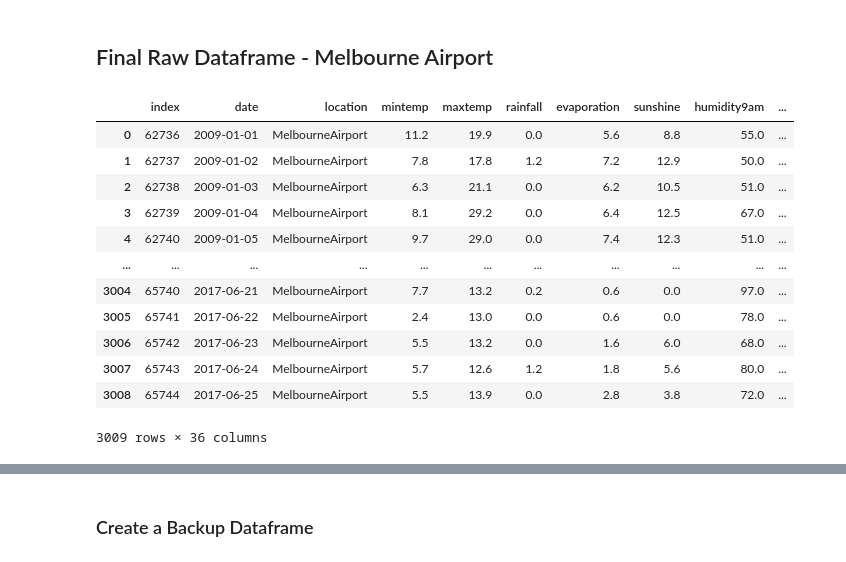
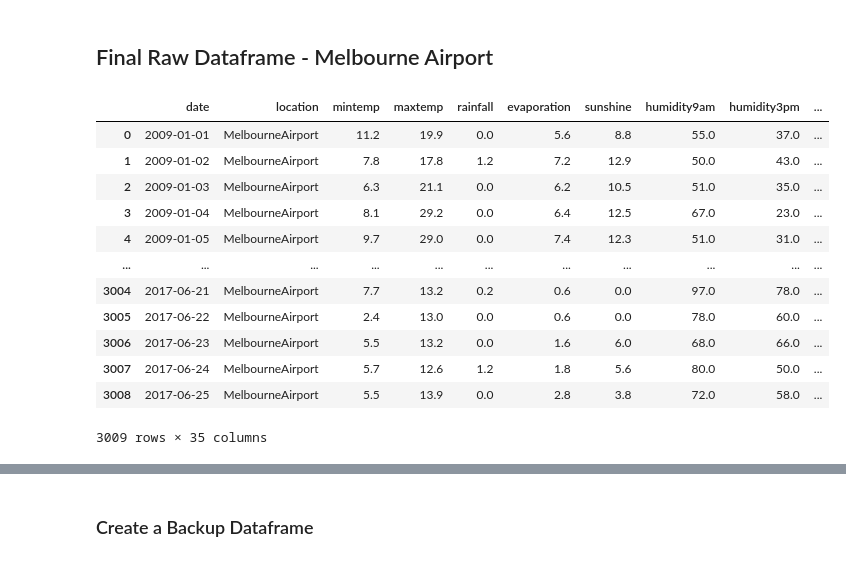
Before and after one commit to gabrielanakasato/rain-prediction, a Jupyter notebook: rain-prediction.ipynb, the cells around one changed output, grey strips where cells are left out. Saved outputs shown, nothing was run; the diff lists cells and outputs as text; code cells hidden in the pictures.

```diff
--- a/rain-prediction.ipynb
+++ b/rain-prediction.ipynb
@@ -29,7 +29,7 @@ import seaborn as sns
 # %% [markdown]
 ## Change the number maximum of columns that are displayed
 # %%
-pd.set_option('display.max_columns', 36)
+pd.set_option('display.max_columns', 50)
 # %% [markdown]
 # Import Datasets
 # %%
@@ -111,21 +111,21 @@ df_bkp = df.copy()
 ## Final Raw Dataframe - Melbourne Airport
 # %%
 # Filter the dataset
-df_ma = df.query('location == "MelbourneAirport"').reset_index()
+df_ma = df.query('location == "MelbourneAirport"').reset_index(drop=True)
 
 # Check the result
 df_ma
 # %% [output]
-|  | index | date | location | mintemp | maxtemp | rainfall | evaporation | sunshine | humidity9am | ... |
-| 0 | 62736 | 2009-01-01 | MelbourneAirport | 11.2 | 19.9 | 0.0 | 5.6 | 8.8 | 55.0 | ... |
-| 1 | 62737 | 2009-01-02 | MelbourneAirport | 7.8 | 17.8 | 1.2 | 7.2 | 12.9 | 50.0 | ... |
-| 2 | 62738 | 2009-01-03 | MelbourneAirport | 6.3 | 21.1 | 0.0 | 6.2 | 10.5 | 51.0 | ... |
-| 3 | 62739 | 2009-01-04 | MelbourneAirport | 8.1 | 29.2 | 0.0 | 6.4 | 12.5 | 67.0 | ... |
-| 4 | 62740 | 2009-01-05 | MelbourneAirport | 9.7 | 29.0 | 0.0 | 7.4 | 12.3 | 51.0 | ... |
+|  | date | location | mintemp | maxtemp | rainfall | evaporation | sunshine | humidity9am | humidity3pm | ... |
+| 0 | 2009-01-01 | MelbourneAirport | 11.2 | 19.9 | 0.0 | 5.6 | 8.8 | 55.0 | 37.0 | ... |
+| 1 | 2009-01-02 | MelbourneAirport | 7.8 | 17.8 | 1.2 | 7.2 | 12.9 | 50.0 | 43.0 | ... |
+| 2 | 2009-01-03 | MelbourneAirport | 6.3 | 21.1 | 0.0 | 6.2 | 10.5 | 51.0 | 35.0 | ... |
+| 3 | 2009-01-04 | MelbourneAirport | 8.1 | 29.2 | 0.0 | 6.4 | 12.5 | 67.0 | 23.0 | ... |
+| 4 | 2009-01-05 | MelbourneAirport | 9.7 | 29.0 | 0.0 | 7.4 | 12.3 | 51.0 | 31.0 | ... |
 | ... | ... | ... | ... | ... | ... | ... | ... | ... | ... | ... |
-| 3004 | 65740 | 2017-06-21 | MelbourneAirport | 7.7 | 13.2 | 0.2 | 0.6 | 0.0 | 97.0 | ... |
-| 3005 | 65741 | 2017-06-22 | MelbourneAirport | 2.4 | 13.0 | 0.0 | 0.6 | 0.0 | 78.0 | ... |
-| 3006 | 65742 | 2017-06-23 | MelbourneAirport | 5.5 | 13.2 | 0.0 | 1.6 | 6.0 | 68.0 | ... |
-| 3007 | 65743 | 2017-06-24 | MelbourneAirport | 5.7 | 12.6 | 1.2 | 1.8 | 5.6 | 80.0 | ... |
-| 3008 | 65744 | 2017-06-25 | MelbourneAirport | 5.5 | 13.9 | 0.0 | 2.8 | 3.8 | 72.0 | ... |
+| 3004 | 2017-06-21 | MelbourneAirport | 7.7 | 13.2 | 0.2 | 0.6 | 0.0 | 97.0 | 78.0 | ... |
+| 3005 | 2017-06-22 | MelbourneAirport | 2.4 | 13.0 | 0.0 | 0.6 | 0.0 | 78.0 | 60.0 | ... |
+| 3006 | 2017-06-23 | MelbourneAirport | 5.5 | 13.2 | 0.0 | 1.6 | 6.0 | 68.0 | 66.0 | ... |
+| 3007 | 2017-06-24 | MelbourneAirport | 5.7 | 12.6 | 1.2 | 1.8 | 5.6 | 80.0 | 50.0 | ... |
+| 3008 | 2017-06-25 | MelbourneAirport | 5.5 | 13.9 | 0.0 | 2.8 | 3.8 | 72.0 | 58.0 | ... |
-3009 rows × 36 columns
+3009 rows × 35 columns
```
Also changed, not shown: parts of 21 cells of this notebook.
